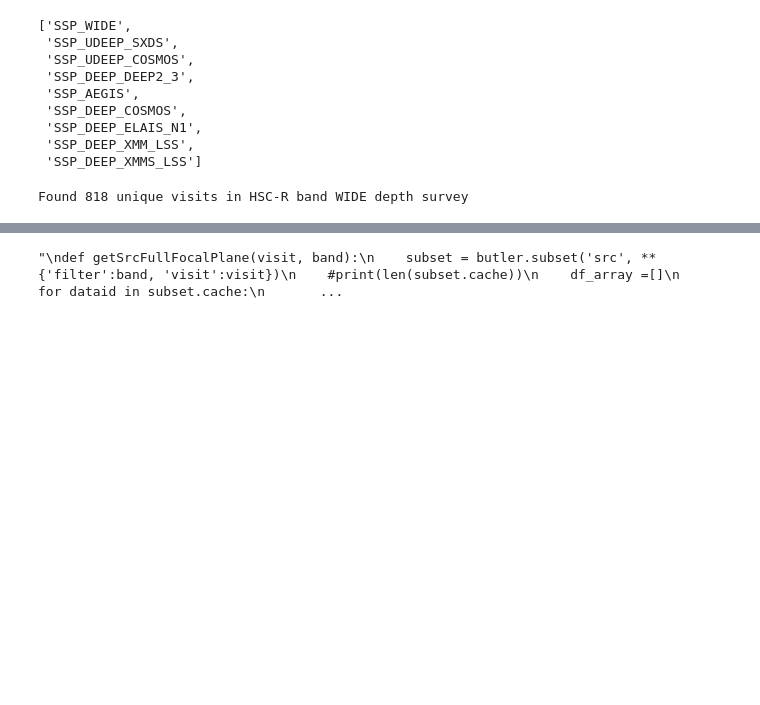
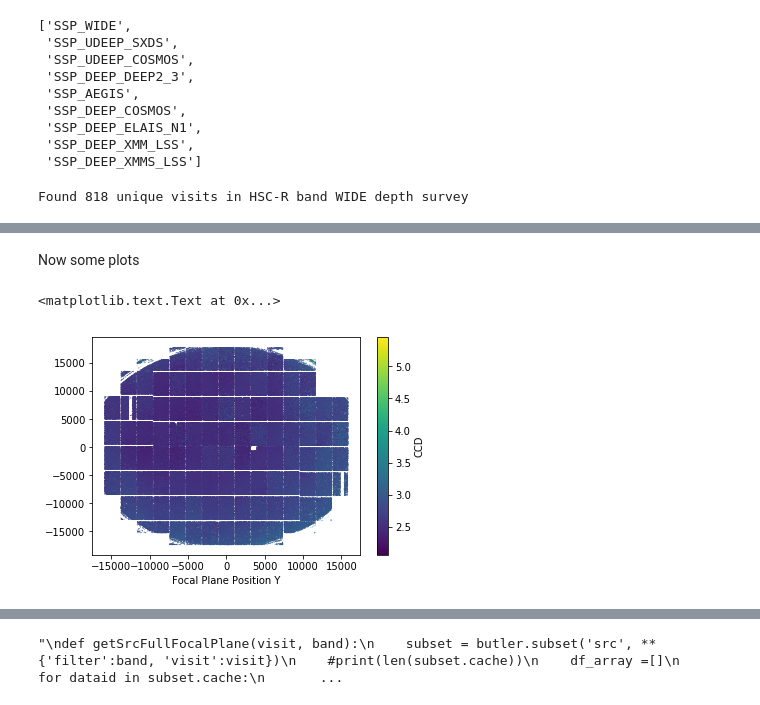
Before and after one commit to lsst-sitcom/notebooks, a Jupyter notebook: focal_plane.ipynb, the cells around one changed output, grey strips where cells are left out. Cells and saved outputs as stored; diff of their text form; code cells hidden in the pictures; blank space fills up the shorter version.

Commit message:
Adding visualizations; not fully vetted

```diff
--- a/focal_plane.ipynb
+++ b/focal_plane.ipynb
@@ -62,0 +70,32 @@ subset = butler.subset('src', dataId={'filter':band, 'field':field})
+# %%
+%%time
+
+restricted_columns = ['coord_ra','coord_dec',
+                      'slot_Centroid_x','slot_Centroid_y',
+                      'base_FPPosition_x', 'base_FPPosition_y',
+                      'slot_PsfFlux_flux',
+                      'slot_PsfShape_xx', 'slot_PsfShape_yy', 'slot_PsfShape_xy',
+                      'slot_Shape_xx', 'slot_Shape_yy', 'slot_Shape_xy',
+                      'calib_astrometryUsed',
+                      'calib_detected',
+                      'calib_photometry_reserved',
+                      'calib_photometry_used',
+                      'calib_psfCandidate',
+                      'calib_psfUsed',
+                      'calib_psf_reserved',
+                      'base_ClassificationExtendedness_value']
+
+if True:
+    df_array = []
+    visits = unique_visits[0:1]
+    #visits = unique_visits[0:10]
+    for dataid in subset.cache:
+        if dataid['visit'] in visits and butler.datasetExists('src', dataid):
+            print("Loading Visit: {}, CCD: {}".format(dataid['visit'], dataid['ccd']))
+            df_full = butler.get('src', dataid).asAstropy().to_pandas()
+            df = df_full[restricted_columns]
+            df['visit'] = dataid['visit']
+            df['ccd'] = dataid['ccd']
+            df_array.append(df)
+
+    df = pd.concat(df_array)
@@ -62,0 +203,14 @@ subset = butler.subset('src', dataId={'filter':band, 'field':field})
+# %% [markdown]
+Now some plots
+# %%
+plt.figure()
+#c = df.ccd
+#c = df.base_PixelFlags_flag_edge
+c = df.psf_trace_radius
+plt.scatter(df.base_FPPosition_x, df.base_FPPosition_y, c=c, edgecolor='none', marker='.', s=1)
+plt.colorbar(label='CCD')
+plt.xlabel('Focal Plane X')
+plt.xlabel('Focal Plane Y')
+# %% [output]
+<matplotlib.text.Text at 0x...>
+[figure, added]
```
Also changed, not shown: parts of 33 cells of this notebook.
